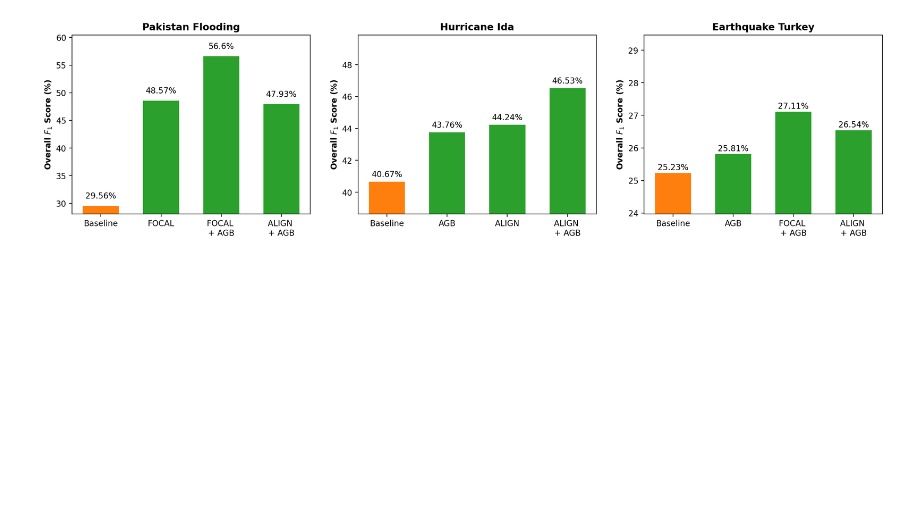
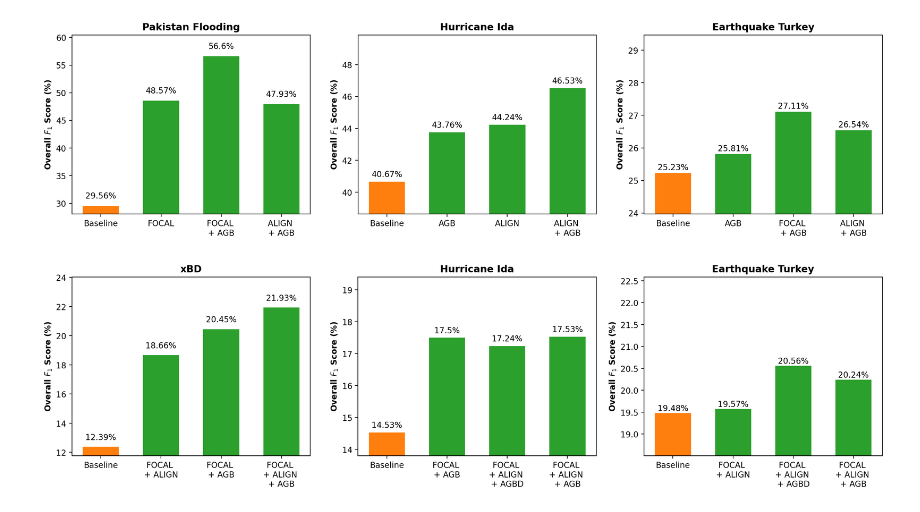
Before and after one commit to applerengg/ChangeMamba_AG, a Jupyter notebook: result_graphs.ipynb, the cells around one changed output. Saved outputs shown, nothing was run; the diff lists cells and outputs as text; code cells hidden in the pictures; blank space fills up the shorter version.

Commit message:
add cross-dataset result chart

```diff
--- a/result_graphs.ipynb
+++ b/result_graphs.ipynb
@@ -52,6 +52,27 @@ cross_domain_results: ResultsByDataset = {
     ],
 }
 
+cross_domain_results_pakistantrained: ResultsByDataset = {
+    "xBD": [
+        TestResult("Baseline", 12.39),
+        TestResult("FOCAL \n+ ALIGN", 18.66),
+        TestResult("FOCAL \n+ AGB", 20.45),
+        TestResult("FOCAL \n+ ALIGN \n+ AGB", 21.93),
+    ],
+    "Hurricane Ida": [
+        TestResult("Baseline", 14.53),
+        TestResult("FOCAL \n+ AGB", 17.50),
+        TestResult("FOCAL \n+ ALIGN \n+ AGBD", 17.24),
+        TestResult("FOCAL \n+ ALIGN \n+ AGB", 17.53),
+    ],
+    "Earthquake Turkey": [
+        TestResult("Baseline", 19.48),
+        TestResult("FOCAL \n+ ALIGN", 19.57),
+        TestResult("FOCAL \n+ ALIGN \n+ AGBD", 20.56),
+        TestResult("FOCAL \n+ ALIGN \n+ AGB", 20.24),
+    ],
+}
+
 def plot_results(R: ResultsByDataset):
     num_rows = 1
     num_cols = 3
@@ -79,3 +100,7 @@ plot_results(in_domain_results)
 plot_results(cross_domain_results)
 # %% [output]
 [figure]
+# %%
+plot_results(cross_domain_results_pakistantrained)
+# %% [output]
+[figure, added]
```
